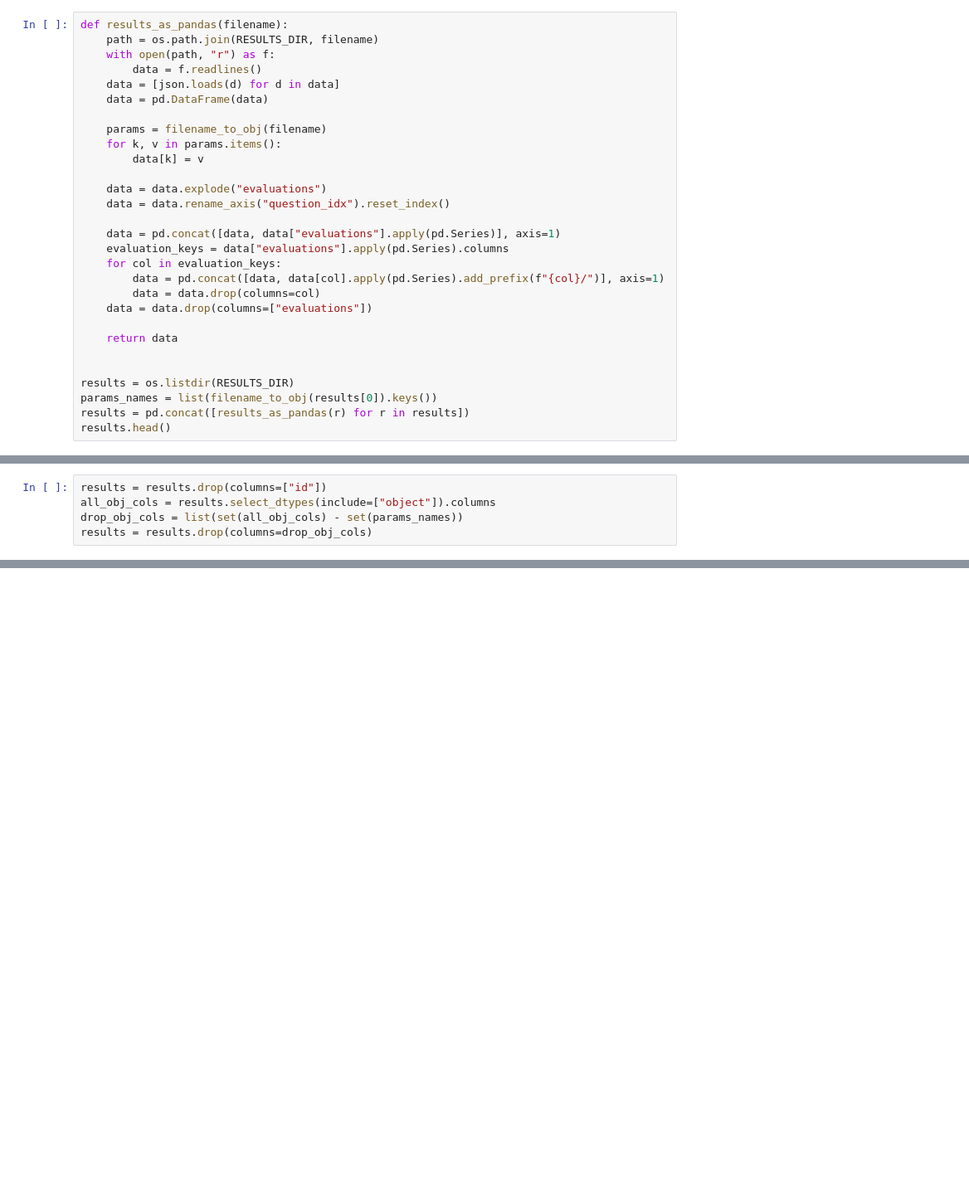
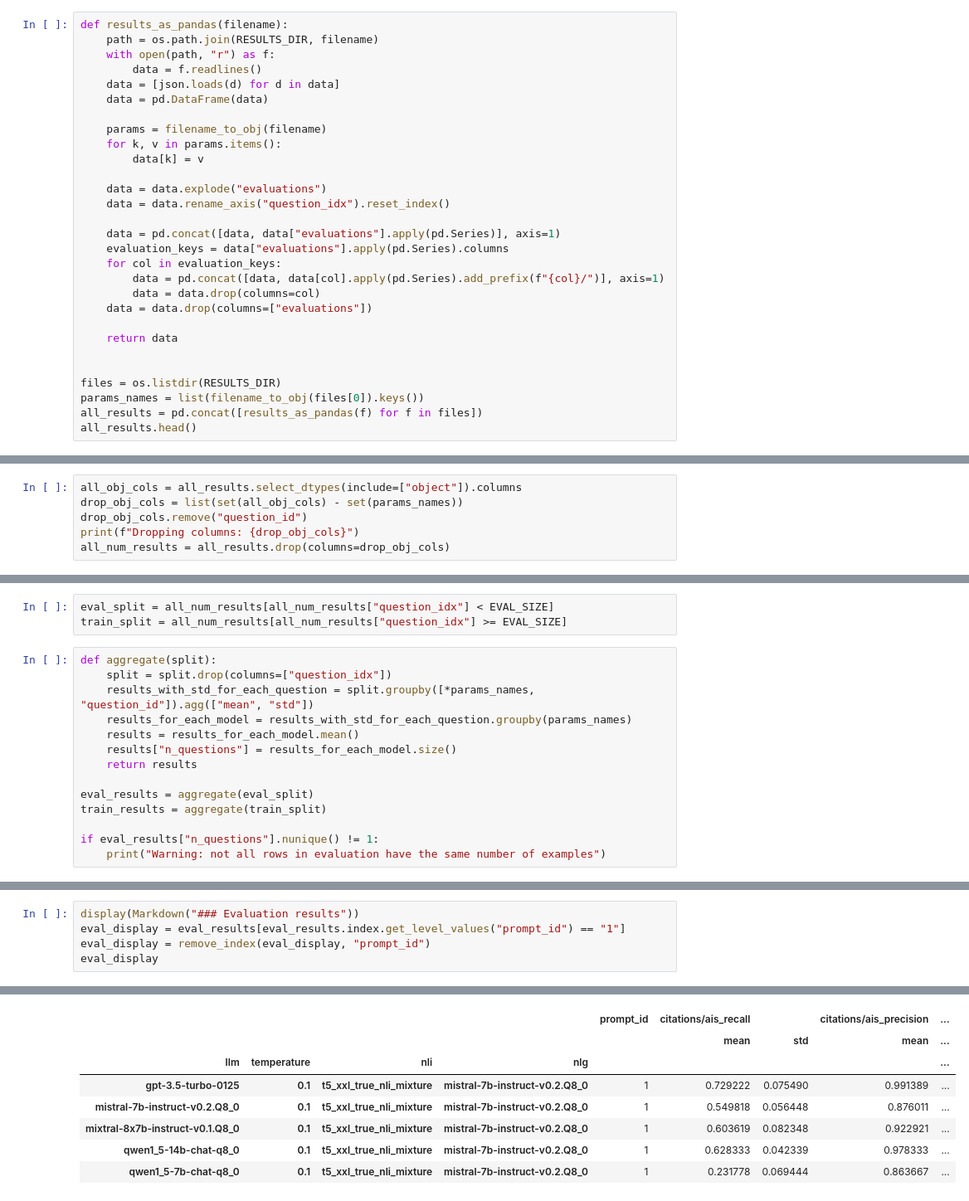
Before and after one commit to tdolega/rag-tge, a Jupyter notebook: src/results.ipynb, the cells around one changed output, grey strips where cells are left out. Shown: that part at 83% size. Drawn from its saved outputs; the diff is of its cells as text; blank space fills up the shorter version.

Commit message:
updated results viewer

```diff
--- a/src/results.ipynb
+++ b/src/results.ipynb
@@ -29,10 +30,10 @@ def results_as_pandas(filename):
     return data
 
 
-results = os.listdir(RESULTS_DIR)
-params_names = list(filename_to_obj(results[0]).keys())
-results = pd.concat([results_as_pandas(r) for r in results])
-results.head()
+files = os.listdir(RESULTS_DIR)
+params_names = list(filename_to_obj(files[0]).keys())
+all_results = pd.concat([results_as_pandas(f) for f in files])
+all_results.head()
 # %% [output]
 |  | question_idx | question_id | llm | prompt_id | temperature | nli | nlg | citations/ais_recall | ... |
 | 0 | 0 | 5abab42e55429955dce3eed2 | qwen1_5-14b-chat-q8_0 | 1 | 0.1 | t5_xxl_true_nli_mixture | mistral-7b-instruct-v0.2.Q8_0 | 0.000000 | ... |
@@ -44,5 +45,6 @@ results.head()
 # %%
-results = results.drop(columns=["id"])
-all_obj_cols = results.select_dtypes(include=["object"]).columns
+all_obj_cols = all_results.select_dtypes(include=["object"]).columns
 drop_obj_cols = list(set(all_obj_cols) - set(params_names))
-results = results.drop(columns=drop_obj_cols)
+drop_obj_cols.remove("question_id")
+print(f"Dropping columns: {drop_obj_cols}")
+all_num_results = all_results.drop(columns=drop_obj_cols)
@@ -67,0 +53,17 @@ Warning: not all rows have the same number of examples
+# %%
+eval_split = all_num_results[all_num_results["question_idx"] < EVAL_SIZE]
+train_split = all_num_results[all_num_results["question_idx"] >= EVAL_SIZE]
+# %%
+def aggregate(split):
+    split = split.drop(columns=["question_idx"])
+    results_with_std_for_each_question = split.groupby([*params_names, "question_id"]).agg(["mean", "std"])
+    results_for_each_model = results_with_std_for_each_question.groupby(params_names)
+    results = results_for_each_model.mean()
+    results["n_questions"] = results_for_each_model.size()
+    return results
+
+eval_results = aggregate(eval_split)
+train_results = aggregate(train_split)
+
+if eval_results["n_questions"].nunique() != 1:
+    print("Warning: not all rows in evaluation have the same number of examples")
@@ -67,0 +82,6 @@ Warning: not all rows have the same number of examples
+# %%
+display(Markdown("### Evaluation results"))
+eval_display = eval_results[eval_results.index.get_level_values("prompt_id") == "1"]
+eval_display = remove_index(eval_display, "prompt_id")
+eval_display
+# %% [output]
@@ -67,0 +89,8 @@ Warning: not all rows have the same number of examples
+|  |  |  |  | prompt_id | citations/ais_recall |  | citations/ais_precision | ... |
+|  |  |  |  |  | mean | std | mean | ... |
+| llm | temperature | nli | nlg |  |  |  |  | ... |
+| gpt-3.5-turbo-0125 | 0.1 | t5_xxl_true_nli_mixture | mistral-7b-instruct-v0.2.Q8_0 | 1 | 0.729222 | 0.075490 | 0.991389 | ... |
+| mistral-7b-instruct-v0.2.Q8_0 | 0.1 | t5_xxl_true_nli_mixture | mistral-7b-instruct-v0.2.Q8_0 | 1 | 0.549818 | 0.056448 | 0.876011 | ... |
+| mixtral-8x7b-instruct-v0.1.Q8_0 | 0.1 | t5_xxl_true_nli_mixture | mistral-7b-instruct-v0.2.Q8_0 | 1 | 0.603619 | 0.082348 | 0.922921 | ... |
+| qwen1_5-14b-chat-q8_0 | 0.1 | t5_xxl_true_nli_mixture | mistral-7b-instruct-v0.2.Q8_0 | 1 | 0.628333 | 0.042339 | 0.978333 | ... |
+| qwen1_5-7b-chat-q8_0 | 0.1 | t5_xxl_true_nli_mixture | mistral-7b-instruct-v0.2.Q8_0 | 1 | 0.231778 | 0.069444 | 0.863667 | ... |
```
Also changed, not shown: parts of 7 cells of this notebook.
